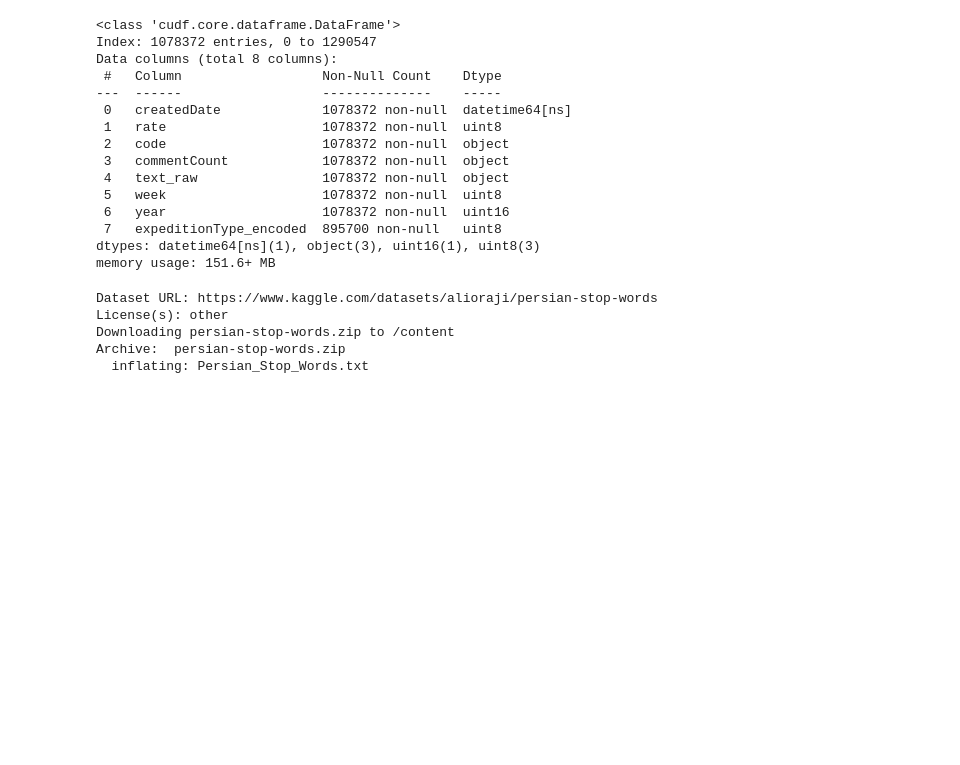
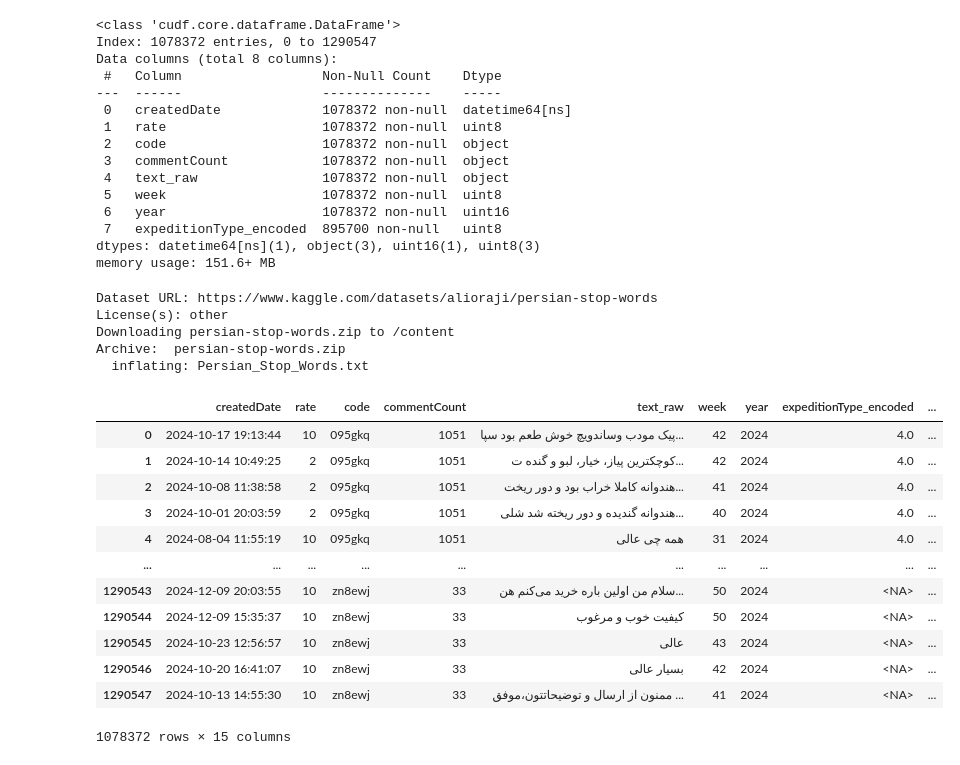
Before and after one commit to mohamad-hk/restaurant-performance-advisor, a Jupyter notebook: main.ipynb, the cells around one changed output. Cells and saved outputs as stored; diff of their text form; code cells hidden in the pictures; blank space fills up the shorter version.

```diff
--- a/main.ipynb
+++ b/main.ipynb
@@ -206,3 +206,36 @@ License(s): other
 Downloading persian-stop-words.zip to /content
 Archive:  persian-stop-words.zip
   inflating: Persian_Stop_Words.txt
+# %%
+normalizer = Normalizer()
+lemmatizer = Lemmatizer()
+
+def preprocess_text(text, stopwords):
+    text = normalizer.normalize(text)
+    text = re.sub(r'[^\u0600-\u06FF\s]', ' ', text)
+    text = re.sub(r'\d+', '', text)
+    text = re.sub(r'\s+', ' ', text).strip()
+    tokens = word_tokenize(text)
+    tokens = [t for t in tokens if t not in stopwords and len(t) > 2]
+    tokens = [lemmatizer.lemmatize(t) for t in tokens]
+    return ' '.join(tokens)
+df = merged_df.to_pandas()
+
+df['text_clean'] = df['text_raw'].fillna('').apply(lambda x: preprocess_text(x, custom_stopwords))
+# %%
+merged_df = cudf.from_pandas(df)
+merged_df
+# %% [output]
+|  | createdDate | rate | code | commentCount | text_raw | week | year | expeditionType_encoded | ... |
+| 0 | 2024-10-17 19:13:44 | 10 | 095gkq | 1051 | پیک مودب وساندویچ خوش طعم بود سپا... | 42 | 2024 | 4.0 | ... |
+| 1 | 2024-10-14 10:49:25 | 2 | 095gkq | 1051 | کوچکترین پیاز، خیار، لبو و گنده ت... | 42 | 2024 | 4.0 | ... |
+| 2 | 2024-10-08 11:38:58 | 2 | 095gkq | 1051 | هندوانه کاملا خراب بود و دور ریخت... | 41 | 2024 | 4.0 | ... |
+| 3 | 2024-10-01 20:03:59 | 2 | 095gkq | 1051 | هندوانه گندیده و دور ریخته شد شلی... | 40 | 2024 | 4.0 | ... |
+| 4 | 2024-08-04 11:55:19 | 10 | 095gkq | 1051 | همه چی عالی | 31 | 2024 | 4.0 | ... |
+| ... | ... | ... | ... | ... | ... | ... | ... | ... | ... |
+| 1290543 | 2024-12-09 20:03:55 | 10 | zn8ewj | 33 | سلام من اولین باره خرید می‌کنم هن... | 50 | 2024 | <NA> | ... |
+| 1290544 | 2024-12-09 15:35:37 | 10 | zn8ewj | 33 | کیفیت خوب و مرغوب | 50 | 2024 | <NA> | ... |
+| 1290545 | 2024-10-23 12:56:57 | 10 | zn8ewj | 33 | عالی | 43 | 2024 | <NA> | ... |
+| 1290546 | 2024-10-20 16:41:07 | 10 | zn8ewj | 33 | بسیار عالی | 42 | 2024 | <NA> | ... |
+| 1290547 | 2024-10-13 14:55:30 | 10 | zn8ewj | 33 | ممنون از ارسال و توضیحاتتون،موفق ... | 41 | 2024 | <NA> | ... |
+1078372 rows × 15 columns
```
